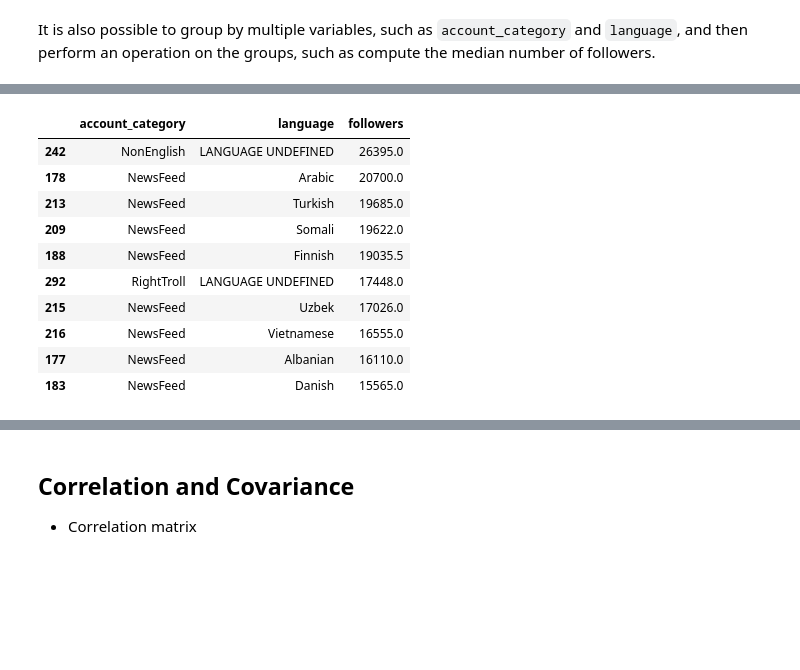
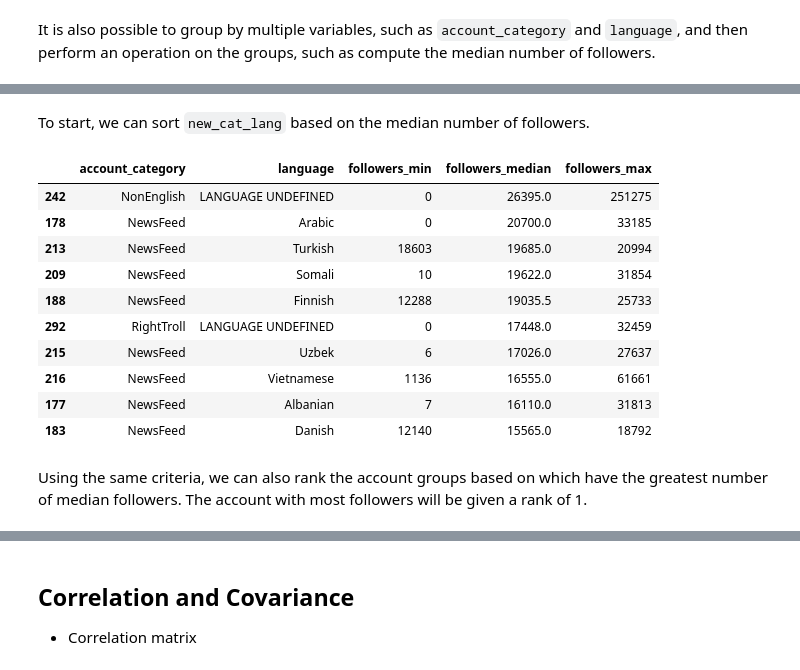
Before and after one commit to mclevey/GESIS_2020_Fundamentals, a Jupyter notebook: 03_pandas.ipynb, the cells around one changed output, grey strips where cells are left out. Saved outputs shown, nothing was run; the diff lists cells and outputs as text; code cells hidden in the pictures; blank space fills up the shorter version.

```diff
--- a/03_pandas.ipynb
+++ b/03_pandas.ipynb
@@ -591,0 +725,4 @@ Sorting and ranking observations based on some criteria is a common data analysi
+# %%
+new_cat_lang = df.groupby(['account_category', 'language'], as_index=False)['followers'].agg([min, np.median, max]).reset_index()
+new_cat_lang.columns = ['account_category', 'language', 'followers_min', 'followers_median', 'followers_max']
+new_cat_lang.sample(10)
@@ -592,15 +741,19 @@ Sorting and ranking observations based on some criteria is a common data analysi
+# %% [markdown]
+To start, we can sort `new_cat_lang` based on the median number of followers.
 # %%
-cat_lang.sort_values('followers', ascending = False)[:10]
+new_cat_lang.sort_values('followers_median', ascending=False)[:10]
 # %% [output]
-|  | account_category | language | followers |
-| 242 | NonEnglish | LANGUAGE UNDEFINED | 26395.0 |
-| 178 | NewsFeed | Arabic | 20700.0 |
-| 213 | NewsFeed | Turkish | 19685.0 |
-| 209 | NewsFeed | Somali | 19622.0 |
-| 188 | NewsFeed | Finnish | 19035.5 |
-| 292 | RightTroll | LANGUAGE UNDEFINED | 17448.0 |
-| 215 | NewsFeed | Uzbek | 17026.0 |
-| 216 | NewsFeed | Vietnamese | 16555.0 |
-| 177 | NewsFeed | Albanian | 16110.0 |
-| 183 | NewsFeed | Danish | 15565.0 |
+|  | account_category | language | followers_min | followers_median | followers_max |
+| 242 | NonEnglish | LANGUAGE UNDEFINED | 0 | 26395.0 | 251275 |
+| 178 | NewsFeed | Arabic | 0 | 20700.0 | 33185 |
+| 213 | NewsFeed | Turkish | 18603 | 19685.0 | 20994 |
+| 209 | NewsFeed | Somali | 10 | 19622.0 | 31854 |
+| 188 | NewsFeed | Finnish | 12288 | 19035.5 | 25733 |
+| 292 | RightTroll | LANGUAGE UNDEFINED | 0 | 17448.0 | 32459 |
+| 215 | NewsFeed | Uzbek | 6 | 17026.0 | 27637 |
+| 216 | NewsFeed | Vietnamese | 1136 | 16555.0 | 61661 |
+| 177 | NewsFeed | Albanian | 7 | 16110.0 | 31813 |
+| 183 | NewsFeed | Danish | 12140 | 15565.0 | 18792 |
+# %% [markdown]
+Using the same criteria, we can also rank the account groups based on which have the greatest number of median followers. The account with most followers will be given a rank of 1.
 # %%
```
Also changed, not shown: parts of 61 cells of this notebook.
